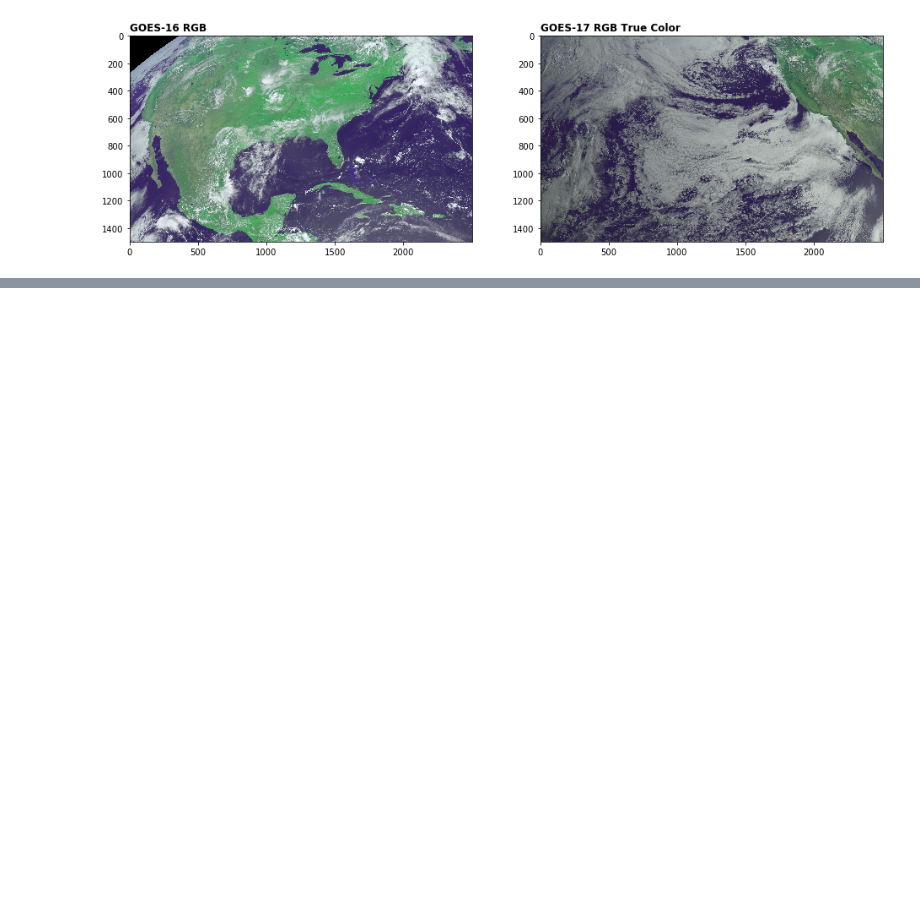
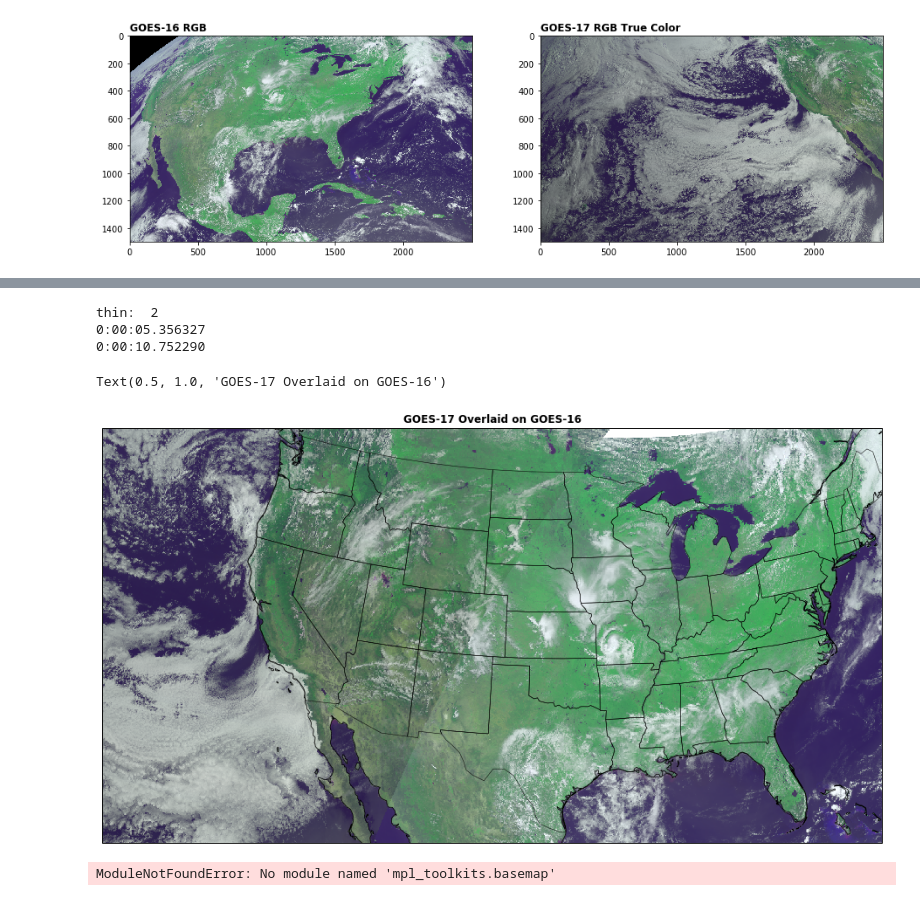
Before and after one commit to adomakor412/GOEScode, a Jupyter notebook: GOES16_GOES17_overlay_CMI.ipynb, the cells around one changed output, grey strips where cells are left out. Saved outputs shown, nothing was run; the diff lists cells and outputs as text; code cells hidden in the pictures; blank space fills up the shorter version.

```diff
--- a/GOES16_GOES17_overlay_CMI.ipynb
+++ b/GOES16_GOES17_overlay_CMI.ipynb
@@ -331,0 +149,59 @@ TypeError: Error: /home/adomakor412/notebooks/GOEScode/OR_ABI-L2-MCMIPC-M6_G16_s
+# %%
+# Downsampling the image makes it faster to plot large areas
+thin = 2
+print("thin: ", thin)
+
+fig = plt.figure(figsize=[16, 12])
+
+
+lc = ccrs.LambertConformal(central_longitude = -97.5,
+                           standard_parallels = (38.5, 38.5))
+
+ax3 = fig.add_subplot(1, 1, 1, projection=lc)
+ax3.set_extent([-130, -75, 25, 48], crs=pc)
+
+# GOES16 + GOES17
+
+# The imshow transform seems to take a long time
+timer = datetime.now()
+ax3.imshow(RGB_16[::thin,::thin], origin='upper',
+           extent=(x16.min(), x16.max(), y16.min(), y16.max()),
+           transform=geos16,
+           interpolation='none')
+print(datetime.now()-timer)
+
+ax3.imshow(RGB_17[::thin,::thin], origin='upper',
+           extent=(x17.min(), x17.max(), y17.min(), y17.max()),
+           transform=geos17,
+           interpolation='none')
+print(datetime.now()-timer)
+
+ax3.coastlines(resolution='50m', color='black', linewidth=0.75)
+ax3.add_feature(ccrs.cartopy.feature.STATES, linewidth=0.5)
+
+plt.title('GOES-17 Overlaid on GOES-16', fontweight='bold')
+# %% [output]
+thin:  2
+0:00:05.356327
+0:00:10.752290
+Text(0.5, 1.0, 'GOES-17 Overlaid on GOES-16')
+[figure, added]
+# %%
+from mpl_toolkits.basemap import Basemap
+import numpy as np
+import matplotlib.pyplot as plt
+# lon_0 is the central longitude of the projection.
+# resolution = 'l' means use low resolution coastlines.
+# optional parameter 'satellite_height' may be used to
+# specify height of orbit above earth (default 35,786 km).
+m = Basemap(projection='geos',lon_0=-105,resolution='l')
+m.drawcoastlines()
+m.fillcontinents(color='coral',lake_color='aqua')
+# draw parallels and meridians.
+m.drawparallels(np.arange(-90.,120.,30.))
+m.drawmeridians(np.arange(0.,420.,60.))
+m.drawmapboundary(fill_color='aqua')
+plt.title("Full Disk Geostationary Projection")
+plt.show()
+# %% [output]
+ModuleNotFoundError: No module named 'mpl_toolkits.basemap'
```
Also changed, not shown: parts of 8 cells of this notebook, 1 other file.
